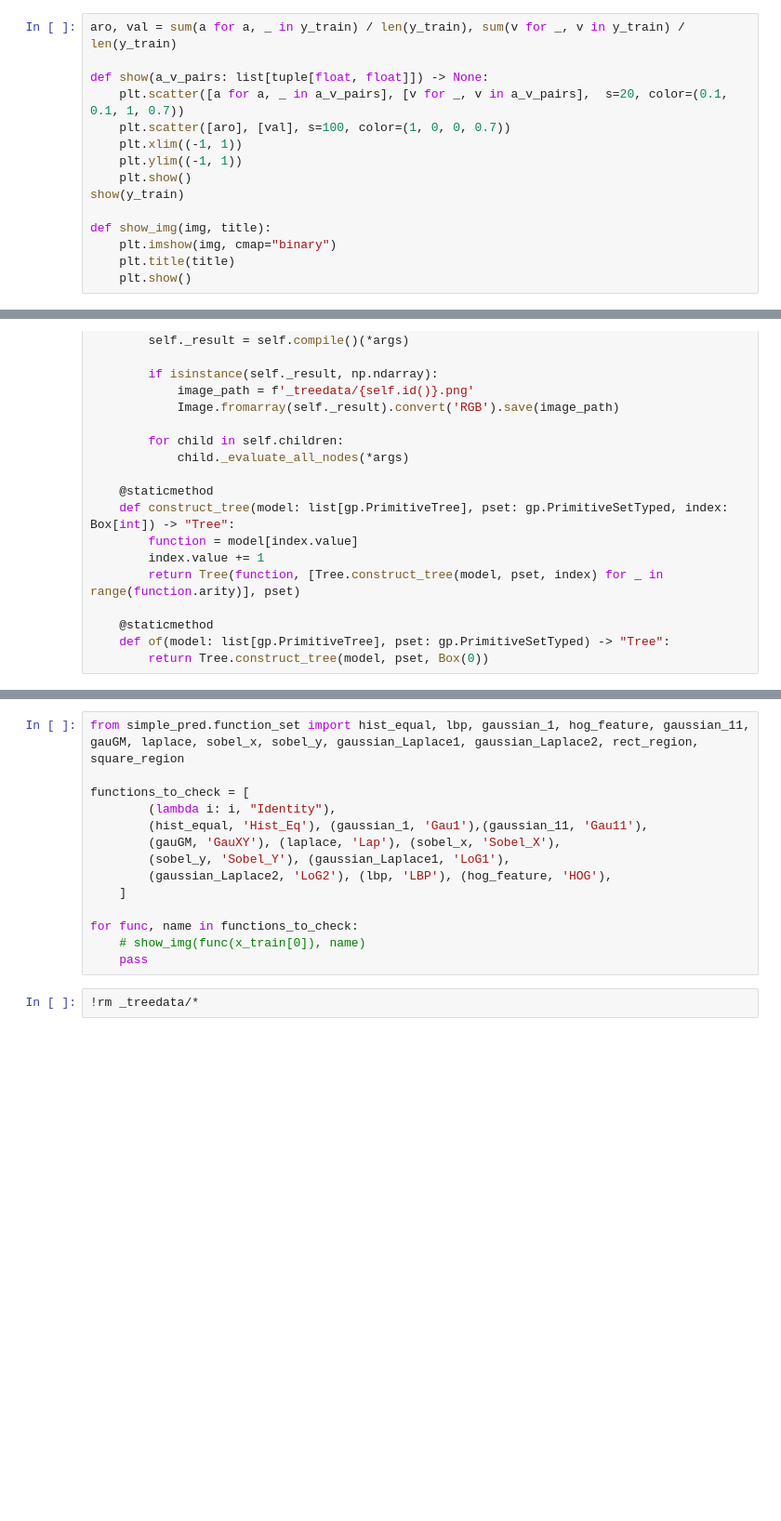
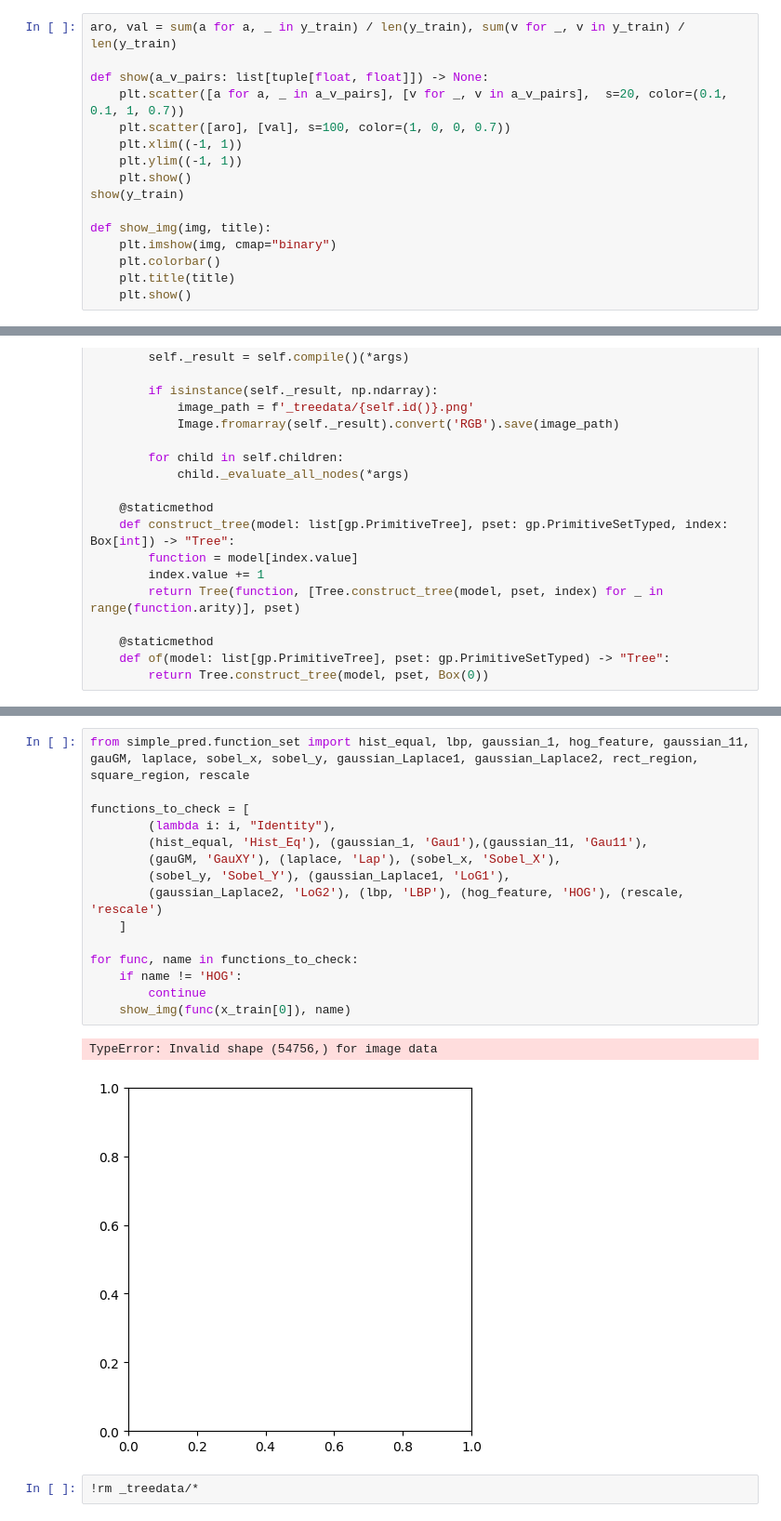
Before and after one commit to TEESDAAL/SummerResearch, a Jupyter notebook: performant_refactor/visualizer.ipynb, the cells around one changed output, grey strips where cells are left out. Shown: that part at 93% size. Cells and saved outputs as stored; diff of their text form; blank space fills up the shorter version.

```diff
--- a/performant_refactor/visualizer.ipynb
+++ b/performant_refactor/visualizer.ipynb
@@ -22,6 +22,7 @@ show(y_train)
 
 def show_img(img, title):
     plt.imshow(img, cmap="binary")
+    plt.colorbar()
     plt.title(title)
     plt.show()
 # %% [output]
@@ -165,17 +164,21 @@ for i, model in list(enumerate(models('simple_pred')))[:5]:
 # %%
-from simple_pred.function_set import hist_equal, lbp, gaussian_1, hog_feature, gaussian_11, gauGM, laplace, sobel_x, sobel_y, gaussian_Laplace1, gaussian_Laplace2, rect_region, square_region
+from simple_pred.function_set import hist_equal, lbp, gaussian_1, hog_feature, gaussian_11, gauGM, laplace, sobel_x, sobel_y, gaussian_Laplace1, gaussian_Laplace2, rect_region, square_region, rescale
 
 functions_to_check = [
         (lambda i: i, "Identity"),
         (hist_equal, 'Hist_Eq'), (gaussian_1, 'Gau1'),(gaussian_11, 'Gau11'),
         (gauGM, 'GauXY'), (laplace, 'Lap'), (sobel_x, 'Sobel_X'),
         (sobel_y, 'Sobel_Y'), (gaussian_Laplace1, 'LoG1'),
-        (gaussian_Laplace2, 'LoG2'), (lbp, 'LBP'), (hog_feature, 'HOG'),
+        (gaussian_Laplace2, 'LoG2'), (lbp, 'LBP'), (hog_feature, 'HOG'), (rescale, 'rescale')
     ]
 
 for func, name in functions_to_check:
-    # show_img(func(x_train[0]), name)
-    pass
+    if name != 'HOG':
+        continue
+    show_img(func(x_train[0]), name)
+# %% [output]
+TypeError: Invalid shape (54756,) for image data
+[figure, added]
 # %%
 !rm _treedata/*
 # %% [output]
```
Also changed, not shown: parts of 4 cells of this notebook, 9 other files.
